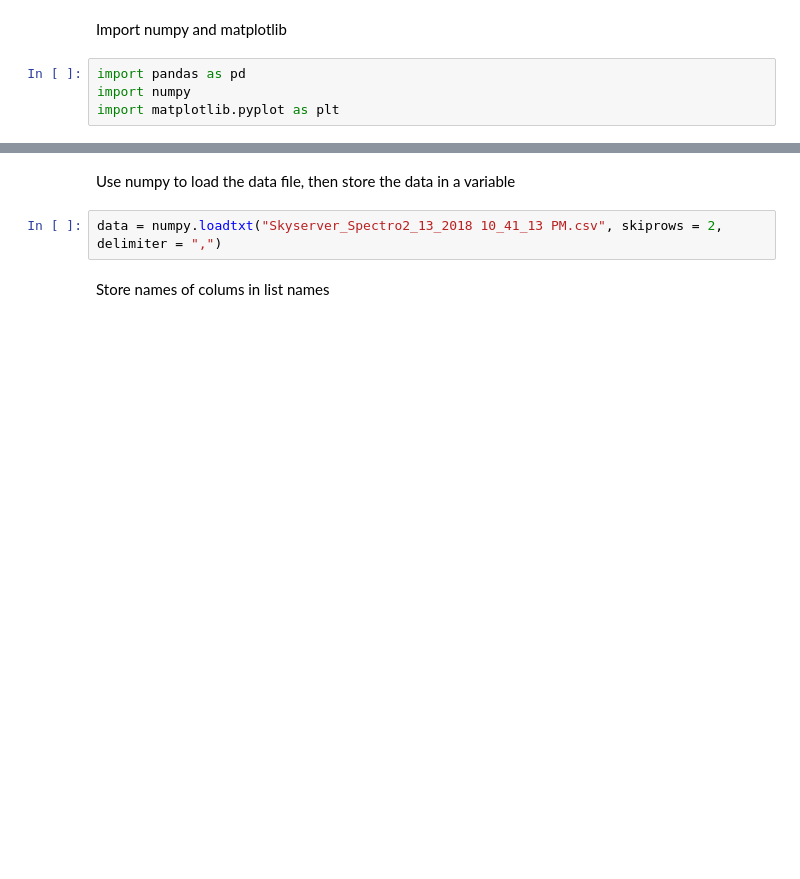
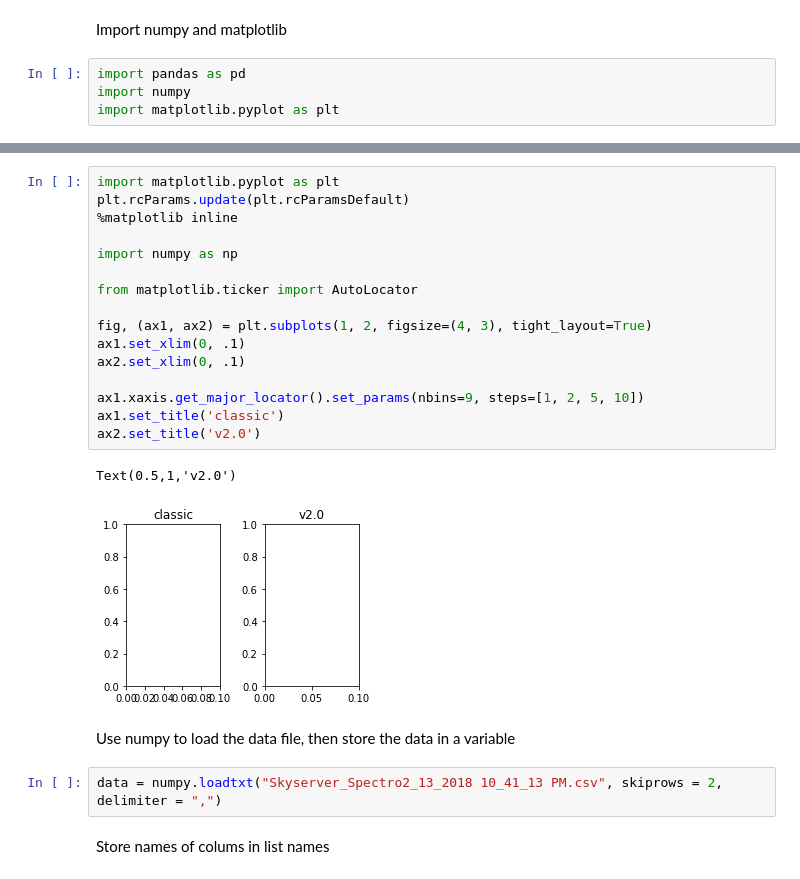
Before and after one commit to marin-hyatt/redshift_data_project, a Jupyter notebook: Marin Hyatt Machine Learning.ipynb, the cells around one changed output, grey strips where cells are left out. Saved outputs shown, nothing was run; the diff lists cells and outputs as text; blank space fills up the shorter version.

```diff
--- a/Marin Hyatt Machine Learning.ipynb
+++ b/Marin Hyatt Machine Learning.ipynb
@@ -7,3 +23,22 @@ import matplotlib.pyplot as plt
+# %%
+import matplotlib.pyplot as plt
+plt.rcParams.update(plt.rcParamsDefault)
+%matplotlib inline
+
+import numpy as np
+
+from matplotlib.ticker import AutoLocator
+
+fig, (ax1, ax2) = plt.subplots(1, 2, figsize=(4, 3), tight_layout=True)
+ax1.set_xlim(0, .1)
+ax2.set_xlim(0, .1)
+
+ax1.xaxis.get_major_locator().set_params(nbins=9, steps=[1, 2, 5, 10])
+ax1.set_title('classic')
+ax2.set_title('v2.0')
+# %% [output]
+Text(0.5,1,'v2.0')
+[figure, added]
 # %% [markdown]
 Use numpy to load the data file, then store the data in a variable
 # %%
```
Also changed, not shown: parts of 18 cells of this notebook.
